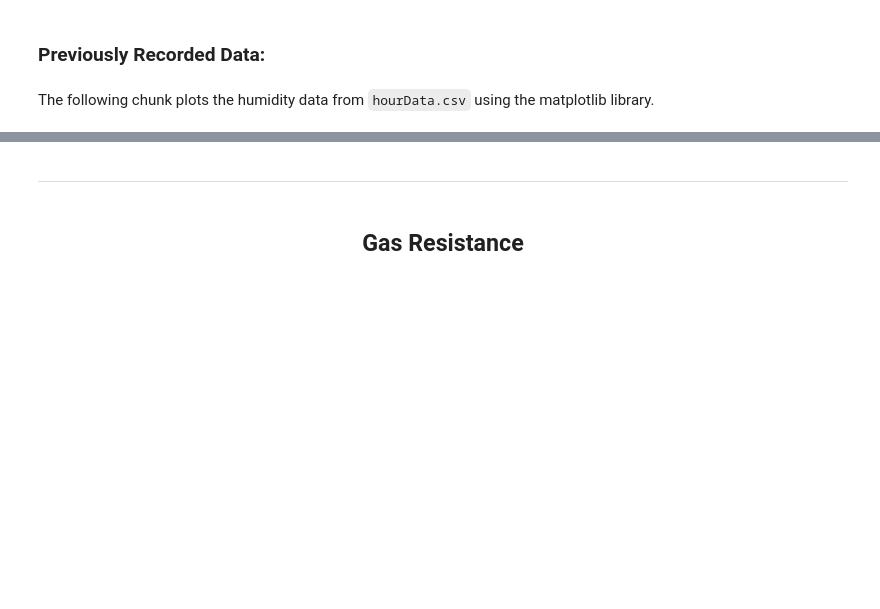
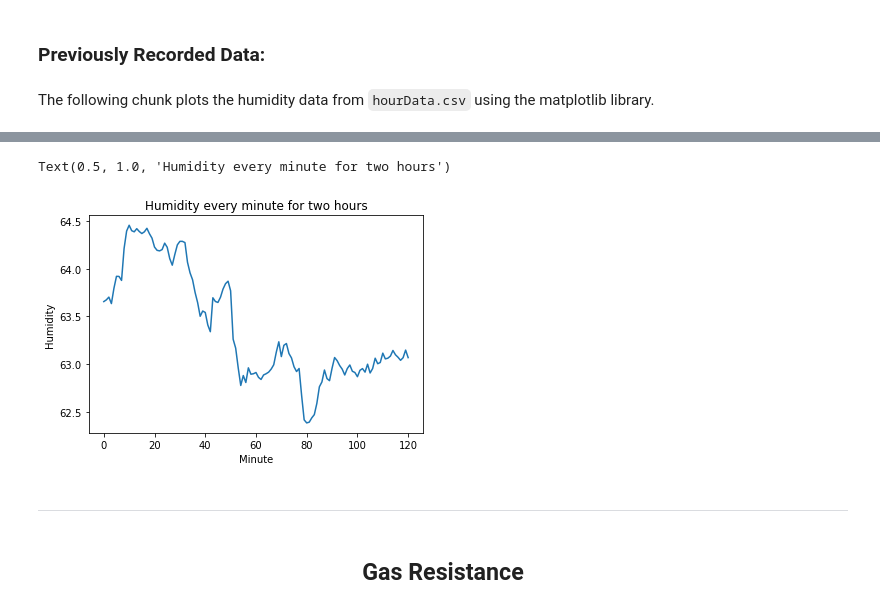
Before and after one commit to ddiLab/SageEdu, a Jupyter notebook: enviSensor/enviSensorDemo.ipynb, the cells around one changed output, grey strips where cells are left out. Saved outputs shown, nothing was run; the diff lists cells and outputs as text; code cells hidden in the pictures; blank space fills up the shorter version.

```diff
--- a/enviSensor/enviSensorDemo.ipynb
+++ b/enviSensor/enviSensorDemo.ipynb
@@ -238,3 +255,11 @@ Text(0.5,1,'Humidity every minute for an hour')
+# %%
+plt.plot(nano_data[1:, 0], nano_data[1:,3])
+plt.xlabel('Minute')
+plt.ylabel('Humidity')
+plt.title("Humidity every minute for two hours")
+# %% [output]
+Text(0.5, 1.0, 'Humidity every minute for two hours')
+[figure, added]
 # %% [markdown]
 ---
 # %% [markdown]
```
Also changed, not shown: parts of 11 cells of this notebook, 2 other files.
